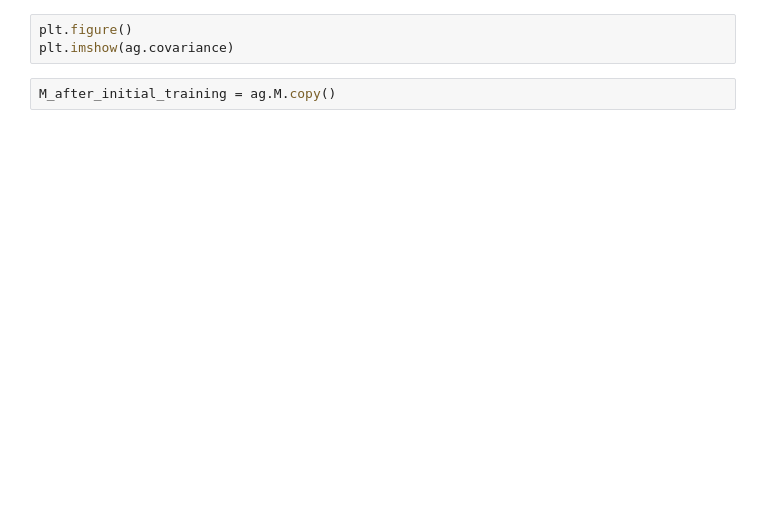
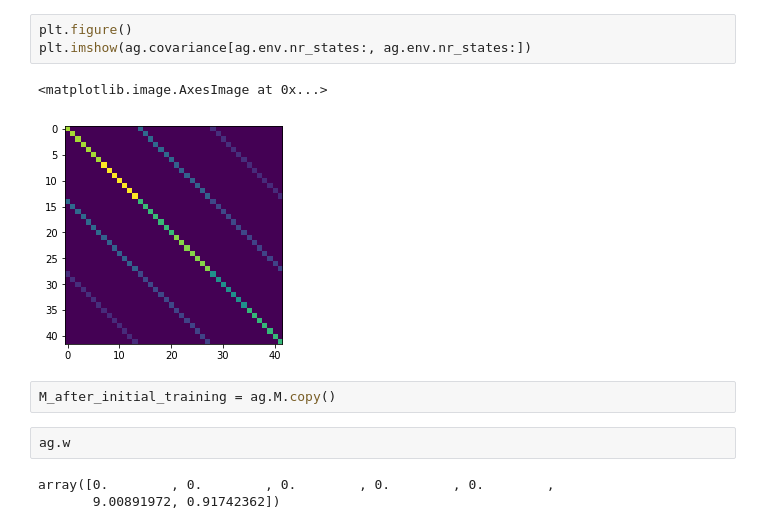
Before and after one commit to jessegeerts/bayesian-rl, a Jupyter notebook: TransitionRevaluation.ipynb, the cells around one changed output. Cells and saved outputs as stored; diff of their text form; blank space fills up the shorter version.

```diff
--- a/TransitionRevaluation.ipynb
+++ b/TransitionRevaluation.ipynb
@@ -21,5 +33,13 @@ plt.imshow(ag.M.reshape(ag.env.nr_states, ag.env.nr_states))
 # %%
 plt.figure()
-plt.imshow(ag.covariance)
+plt.imshow(ag.covariance[ag.env.nr_states:, ag.env.nr_states:])
+# %% [output]
+<matplotlib.image.AxesImage at 0x...>
+[figure, added]
 # %%
 M_after_initial_training = ag.M.copy()
+# %%
+ag.w
+# %% [output]
+array([0.        , 0.        , 0.        , 0.        , 0.        ,
+       9.00891972, 0.91742362])
```
Also changed, not shown: parts of 24 cells of this notebook.
